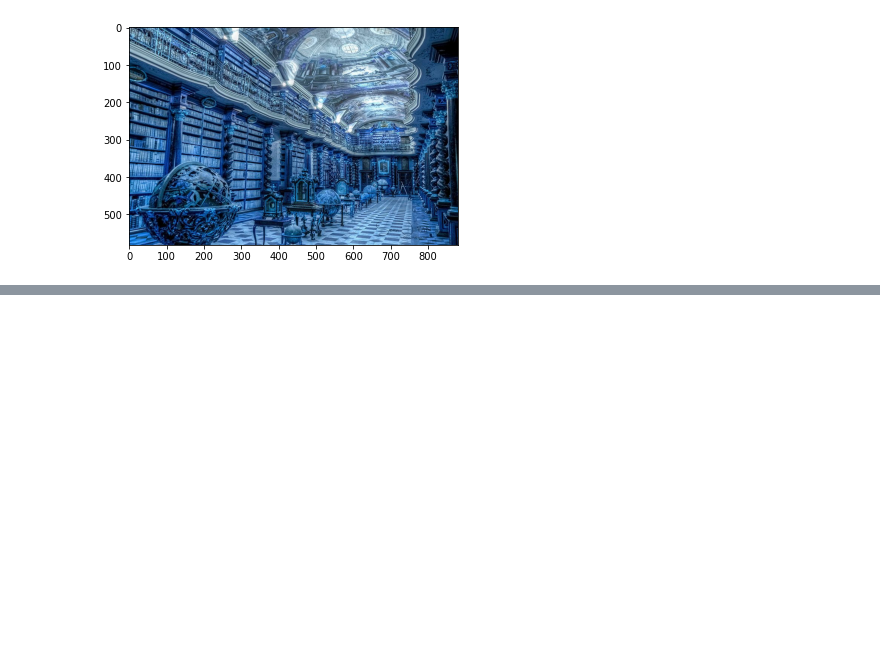
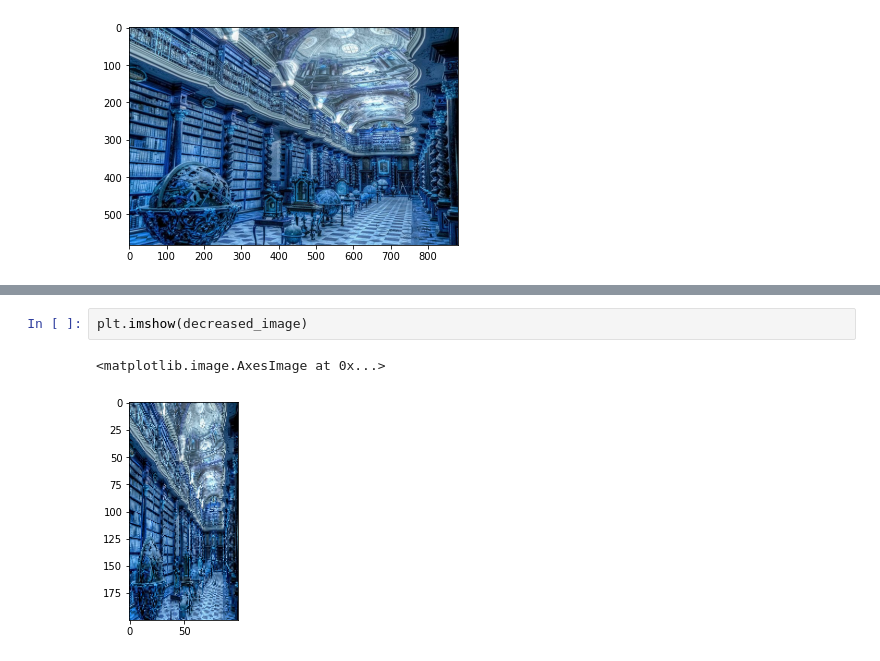
Before and after one commit to SarahEldreny/Computer-Vision-Labs, a Jupyter notebook: OpenCV_Python.ipynb, the cells around one changed output, grey strips where cells are left out. Cells and saved outputs as stored; diff of their text form; blank space fills up the shorter version.

```diff
--- a/OpenCV_Python.ipynb
+++ b/OpenCV_Python.ipynb
@@ -54,0 +77,5 @@ plt.imshow(image)
+# %%
+plt.imshow(decreased_image)
+# %% [output]
+<matplotlib.image.AxesImage at 0x...>
+[figure, added]
```
Also changed, not shown: parts of 5 cells of this notebook.
